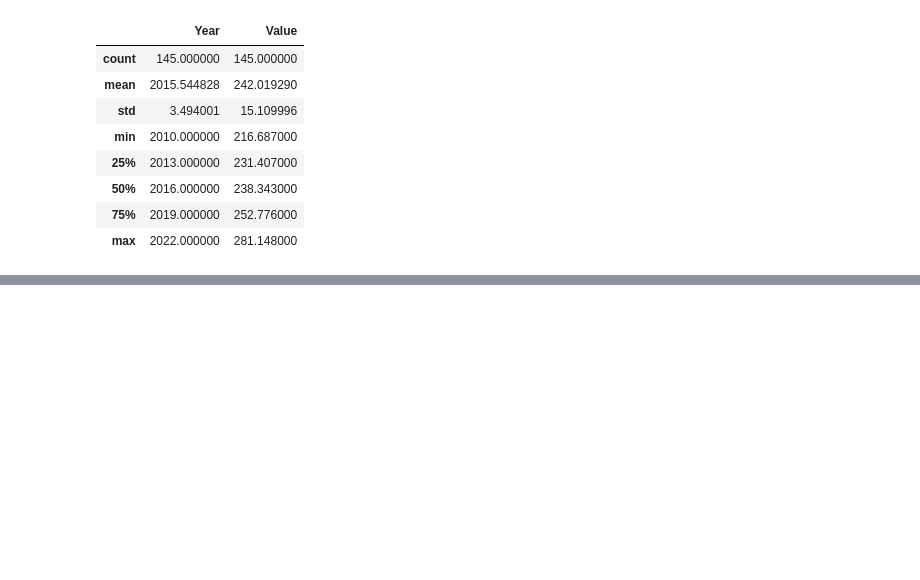
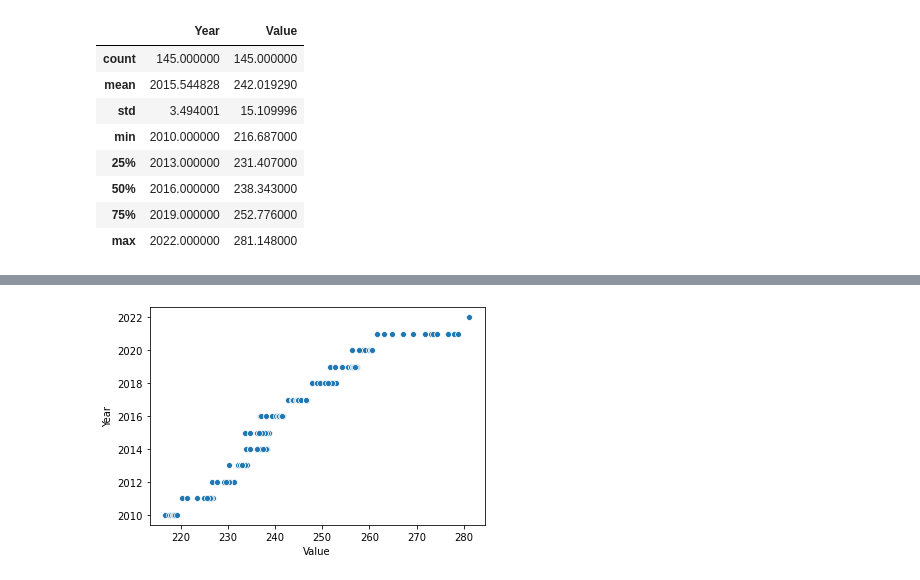
Before and after one commit to techthumb1/bls_project, a Jupyter notebook: notebooks/cpi_analysis_22.ipynb, the cells around one changed output, grey strips where cells are left out. Cells and saved outputs as stored; diff of their text form; code cells hidden in the pictures; blank space fills up the shorter version.

```diff
--- a/notebooks/cpi_analysis_22.ipynb
+++ b/notebooks/cpi_analysis_22.ipynb
@@ -66,0 +69,4 @@ sns.scatterplot(cpi['Year'], cpi['Value'])
+# %%
+sns.scatterplot(cpi['Value'], cpi['Year']);
+# %% [output]
+[figure, added]
```
Also changed, not shown: parts of 3 cells of this notebook, 3 other files.
